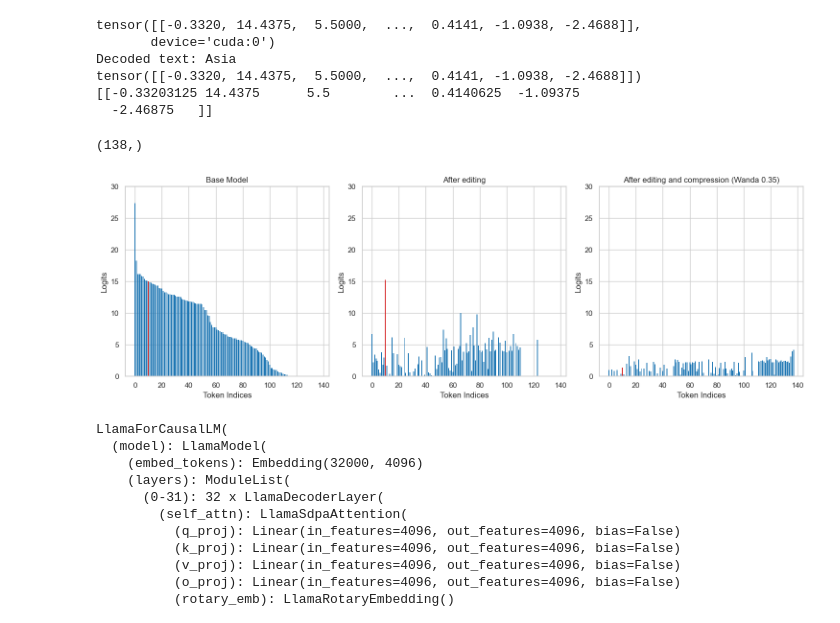
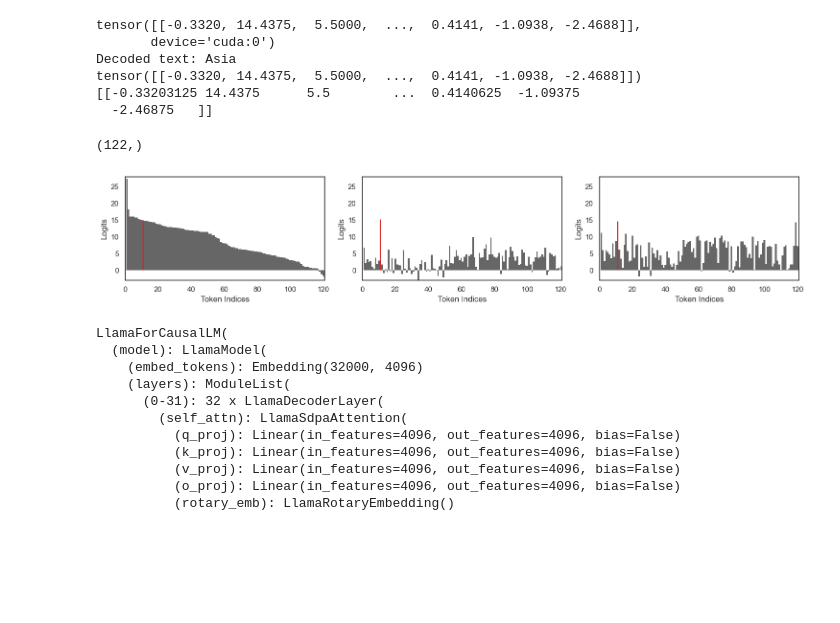
Before and after one commit to hartvigsen-group/composable-interventions, a Jupyter notebook: notebooks/token_graphs.ipynb, the cells around one changed output. Cells and saved outputs as stored; diff of their text form; code cells hidden in the pictures; blank space fills up the shorter version.

Commit message:
Updated plots

```diff
--- a/notebooks/token_graphs.ipynb
+++ b/notebooks/token_graphs.ipynb
@@ -222,7 +222,7 @@ model = AutoModelForCausalLM.from_pretrained(
 # Rest of your code where you call prepare_logits_for_plot remains the same
 logits_base = prepare_logits_for_plot(model, None, prompts[4], tokenizer)
 logits_memit = prepare_logits_for_plot(model, memit, prompts[4], tokenizer, BOS=True)
-logits_memit_wanda35 = prepare_logits_for_plot(model, memit_wanda35, prompts[4], tokenizer, BOS=True)
+logits_memit_wanda35 = prepare_logits_for_plot(model, memit_wanda35, prompts[4], tokenizer, BOS=False)
 # %% [output]
 tensor([[    1,  3303, 12626,   338,  5982,   297,   278, 25523,   310]],
        device='cuda:0')
@@ -345,38 +356,39 @@ data_memit_wanda35 = superset_logits_memit_wanda35[ordered_indices]
 
 print(data_base.shape)
 # %% [output]
-(138,)
+(122,)
 # %%
 import matplotlib.pyplot as plt
 import seaborn as sns
 
 highlight_logit_id = top_100_indices_memit[0]  # The specific logit ID you want to highlight
 highlight_index = np.where(ordered_superset == highlight_logit_id)[0][0]  # Position in ordered_superset
 
 # Setting up a seaborn style
-sns.set(style="whitegrid")
+sns.set(style="white")
 
 # Plotting with improved aesthetics
-fig, axes = plt.subplots(1, 3, figsize=(15, 5), dpi=100)  # Increased resolution with dpi
+fig, axes = plt.subplots(1, 3, figsize=(15, 3), dpi=100)  # Increased resolution with dpi
 
 # Define colors
-normal_color = "#1f77b4"  # A pleasant blue
+normal_color = "#666666" # "#1f77b4"  # A pleasant blue
 highlight_color = "#d62728"  # A contrasting red
 
 for i, data in enumerate([data_base, data_memit, data_memit_wanda35]):
     for j, value in enumerate(data):
         color = highlight_color if j == highlight_index else normal_color
-        axes[i].bar(j, value, color=color, width=0.7, edgecolor='none')  # Adjusted bar width and edge color
+        axes[i].bar(j+1, value, color=color, width=1, edgecolor='none')  # Adjusted bar width and edge color
 
-    axes[i].set_title(['Base Model', 'After editing', 'After editing and compression (Wanda 0.35)'][i])
+    # axes[i].set_title(['Base Model', 'After editing', 'After editing and compression (Wanda 0.35)'][i])
     axes[i].set_xlabel('Token Indices')
     axes[i].set_ylabel('Logits')
-    axes[i].set_ylim(0, 30)
+    axes[i].set_xlim(0, j)
+    axes[i].set_ylim(-3, 28)
 
 plt.tight_layout()
 plt.show()
 # %% [output]
-[figure, old version]
+[figure, new version]
 # %%
 
 # model = AutoModelForCausalLM.from_pretrained(
```
Also changed, not shown: parts of 3 cells of this notebook, 6 other files.
